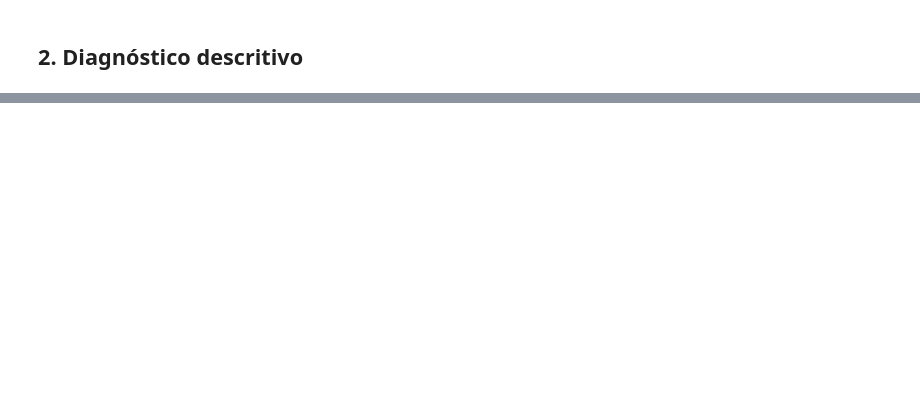
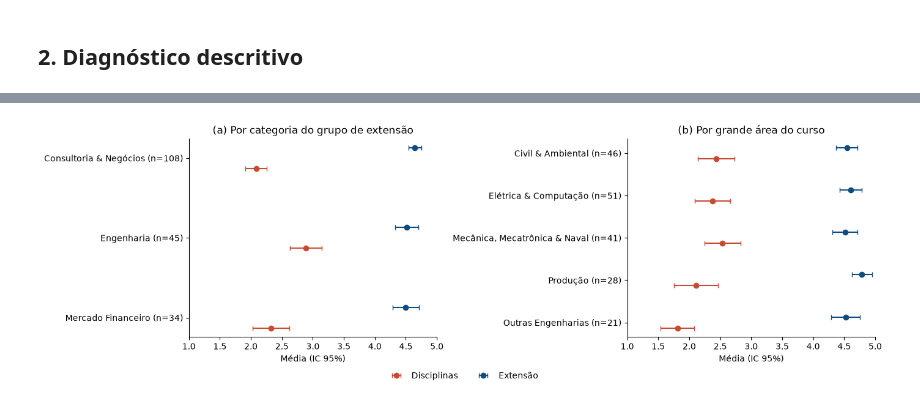
Before and after one commit to pedro-lemee/estudo-grupos-de-extensao, a Jupyter notebook: notebooks/01_Formacao_Extensao_vs_Poli.ipynb, the cells around one changed output, grey strips where cells are left out. Cells and saved outputs as stored; diff of their text form; code cells hidden in the pictures; blank space fills up the shorter version.

```diff
--- a/notebooks/01_Formacao_Extensao_vs_Poli.ipynb
+++ b/notebooks/01_Formacao_Extensao_vs_Poli.ipynb
@@ -1469,0 +326,4 @@ family_display
+# %%
+plot_preparo_by_category_and_area(df, CATEGORY_ORDER, AREA_ORDER, FIG_DIR / "f1_fig02_preparo_por_categoria_e_area.png")
+# %% [output]
+[figure, added]
```
Also changed, not shown: parts of 122 cells of this notebook, 38 other files.
